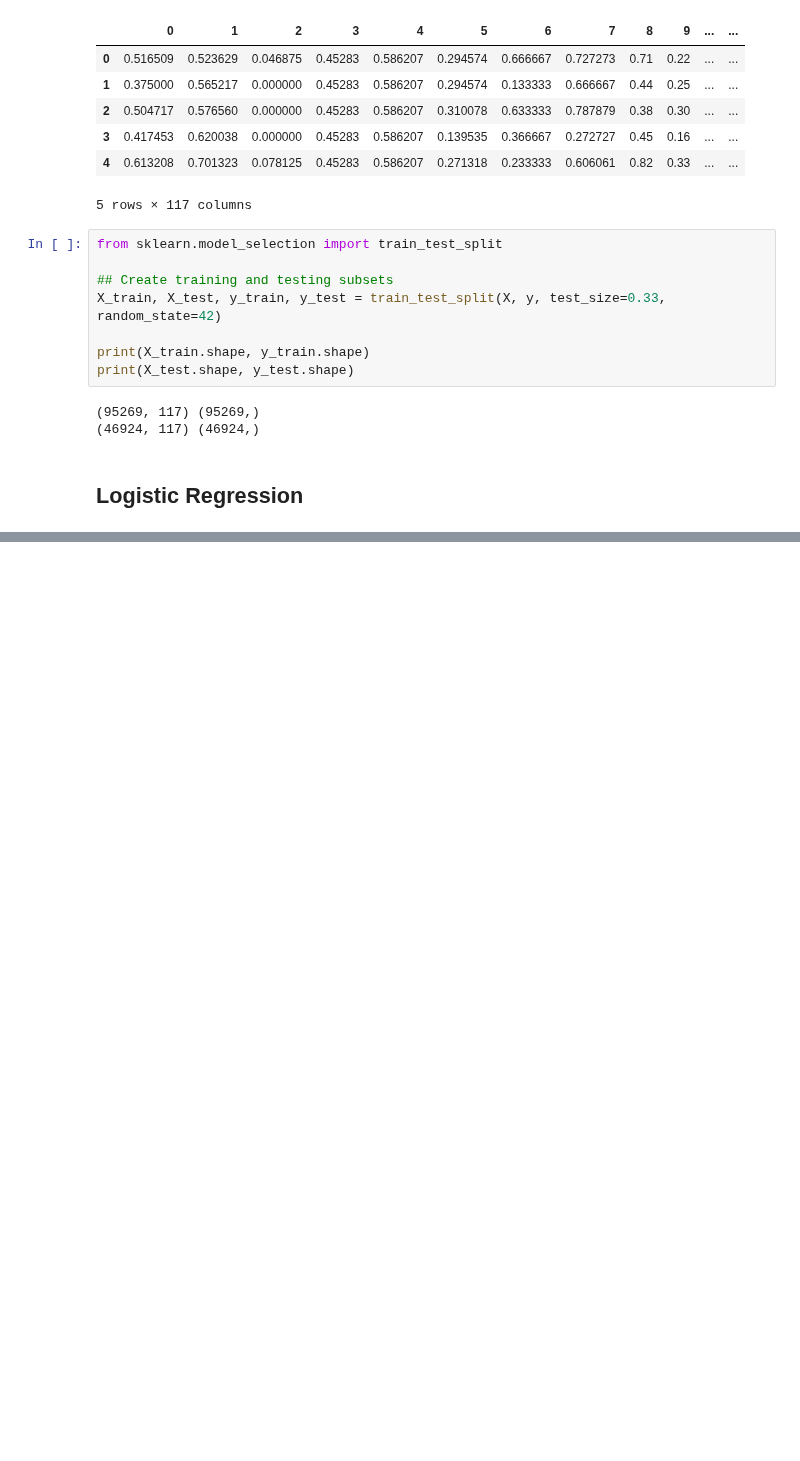
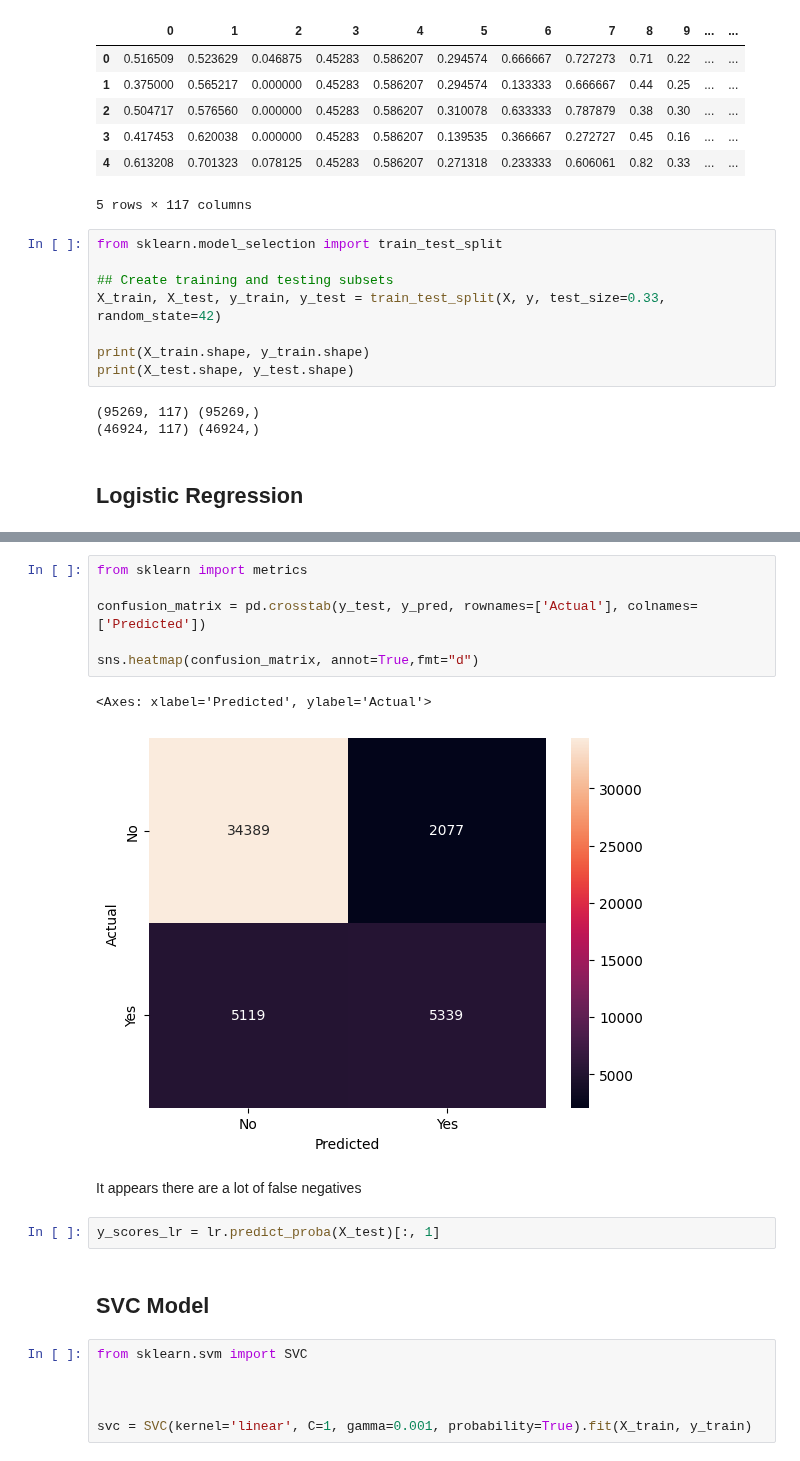
Before and after one commit to LouisMcArdell/IOD-Work, a Jupyter notebook: Projects/Mini Project 2/Mini Project 2.ipynb, the cells around one changed output, grey strips where cells are left out. Cells and saved outputs as stored; diff of their text form; blank space fills up the shorter version.

```diff
--- a/Projects/Mini Project 2/Mini Project 2.ipynb
+++ b/Projects/Mini Project 2/Mini Project 2.ipynb
@@ -445,0 +484,21 @@ Fitting 5 folds for each of 6 candidates, totalling 30 fits
+# %%
+from sklearn import metrics
+
+confusion_matrix = pd.crosstab(y_test, y_pred, rownames=['Actual'], colnames=['Predicted'])
+
+sns.heatmap(confusion_matrix, annot=True,fmt="d")
+# %% [output]
+<Axes: xlabel='Predicted', ylabel='Actual'>
+[figure, added]
+# %% [markdown]
+It appears there are a lot of false negatives
+# %%
+y_scores_lr = lr.predict_proba(X_test)[:, 1]
+# %% [markdown]
+## SVC Model
+# %%
+from sklearn.svm import SVC
+
+
+
+svc = SVC(kernel='linear', C=1, gamma=0.001, probability=True).fit(X_train, y_train)
```
Also changed, not shown: parts of 2 cells of this notebook.
